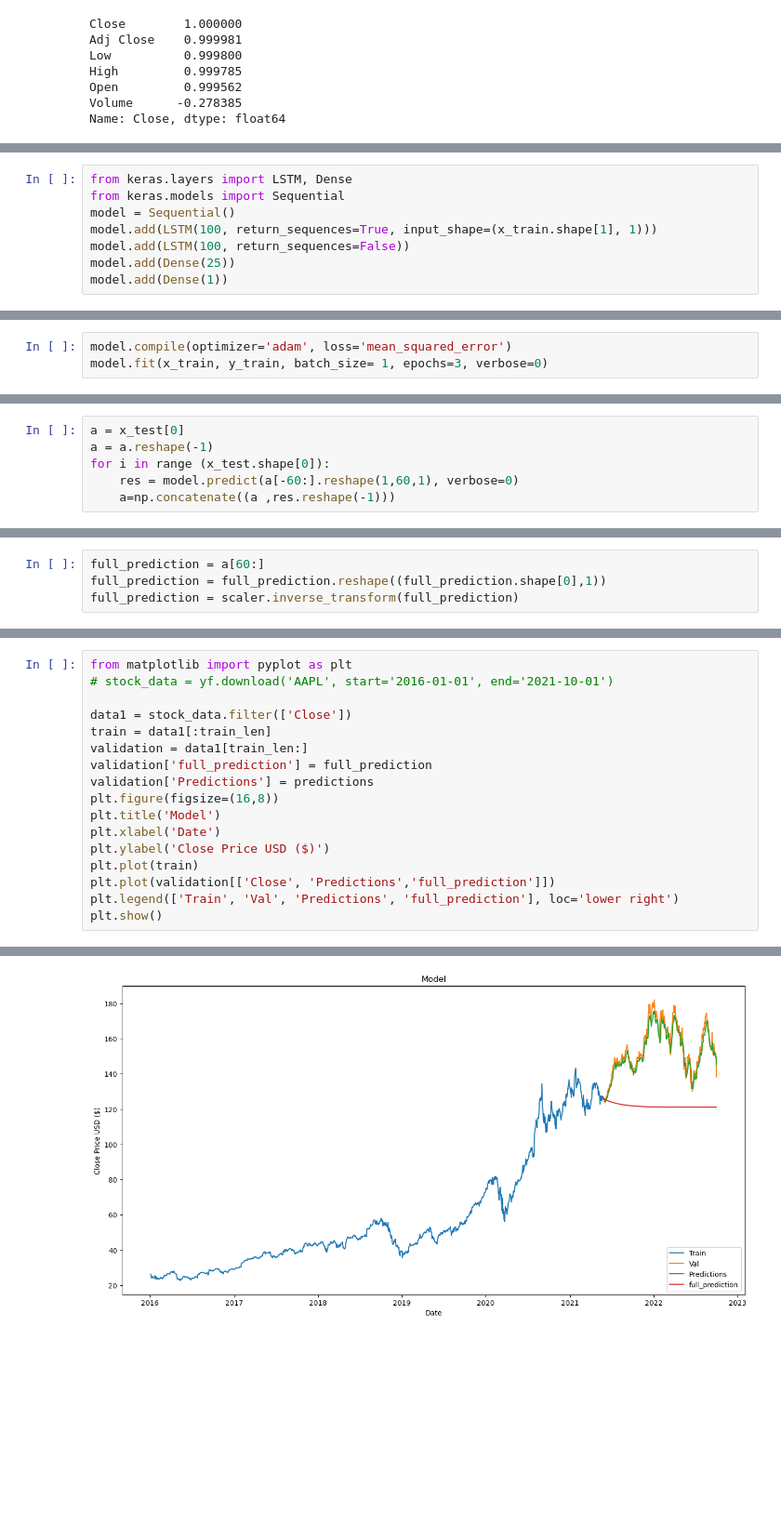
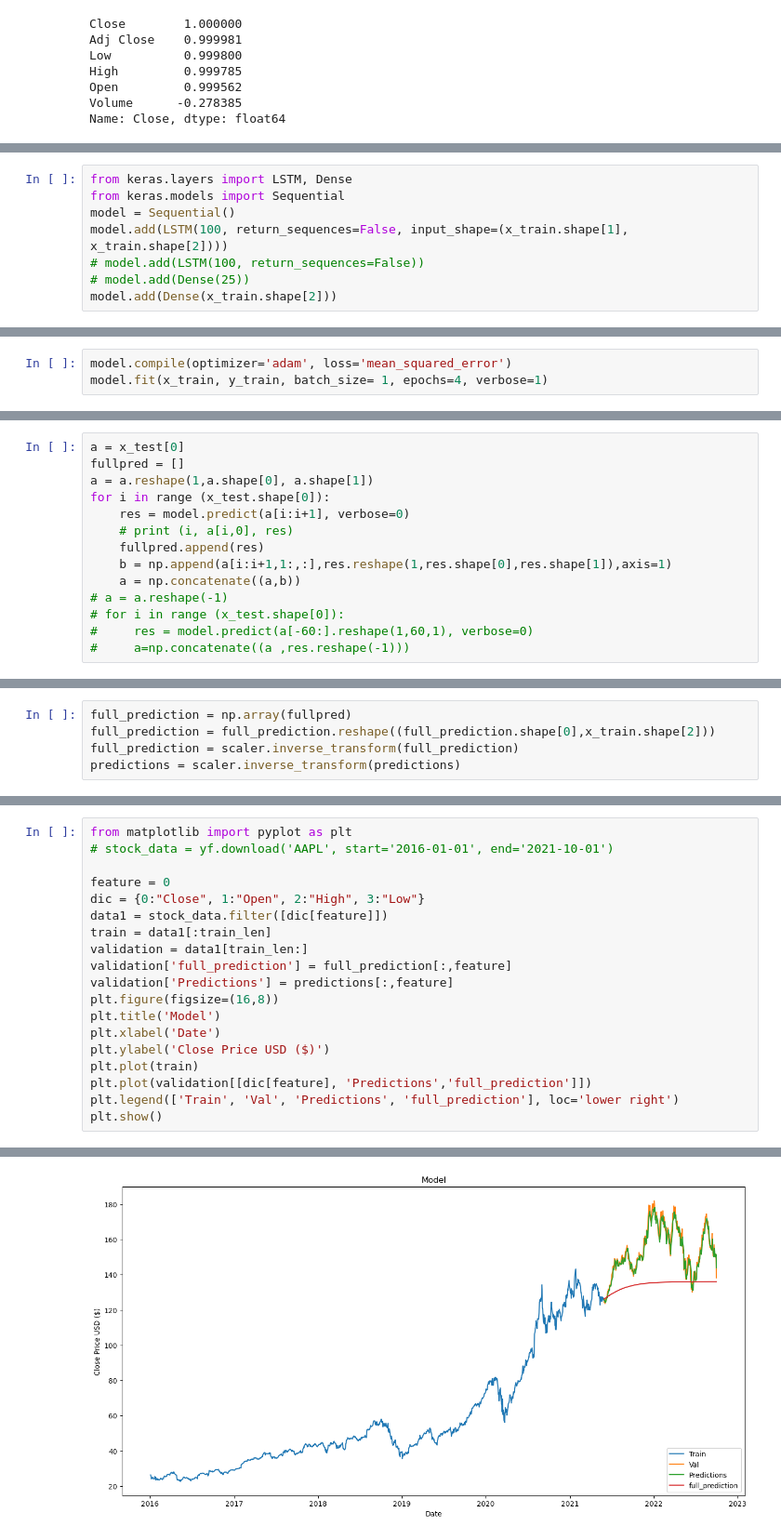
Before and after one commit to def-not-merat/StockPricePrediction, a Jupyter notebook: main.ipynb, the cells around one changed output, grey strips where cells are left out. Shown: that part at 93% size. Drawn from its saved outputs; the diff is of its cells as text; blank space fills up the shorter version.

```diff
--- a/main.ipynb
+++ b/main.ipynb
@@ -86,8 +91,8 @@ x_test = np.reshape(x_test, (x_test.shape[0], x_test.shape[1], 1))
 from keras.layers import LSTM, Dense
 from keras.models import Sequential
 model = Sequential()
-model.add(LSTM(100, return_sequences=True, input_shape=(x_train.shape[1], 1)))
-model.add(LSTM(100, return_sequences=False))
-model.add(Dense(25))
-model.add(Dense(1))
+model.add(LSTM(100, return_sequences=False, input_shape=(x_train.shape[1], x_train.shape[2])))
+# model.add(LSTM(100, return_sequences=False))
+# model.add(Dense(25))
+model.add(Dense(x_train.shape[2]))
 # %% [output]
@@ -130,5 +120,5 @@ Non-trainable params: 0
 _________________________________________________________________
 # %%
 model.compile(optimizer='adam', loss='mean_squared_error')
-model.fit(x_train, y_train, batch_size= 1, epochs=3, verbose=0)
+model.fit(x_train, y_train, batch_size= 1, epochs=4, verbose=1)
 # %% [output]
@@ -153,7 +146,15 @@ model.fit(x_train, y_train, batch_size= 1, epochs=3, verbose=0)
 # %%
 a = x_test[0]
-a = a.reshape(-1)
+fullpred = []
+a = a.reshape(1,a.shape[0], a.shape[1])
 for i in range (x_test.shape[0]):
-    res = model.predict(a[-60:].reshape(1,60,1), verbose=0)
-    a=np.concatenate((a ,res.reshape(-1)))
+    res = model.predict(a[i:i+1], verbose=0)
+    # print (i, a[i,0], res)
+    fullpred.append(res)
+    b = np.append(a[i:i+1,1:,:],res.reshape(1,res.shape[0],res.shape[1]),axis=1)
+    a = np.concatenate((a,b))
+# a = a.reshape(-1)
+# for i in range (x_test.shape[0]):
+#     res = model.predict(a[-60:].reshape(1,60,1), verbose=0)
+#     a=np.concatenate((a ,res.reshape(-1)))
 # %% [output]
@@ -184,6 +190,7 @@ predictions = scaler.inverse_transform(predictions)
 # %%
-full_prediction = a[60:]
-full_prediction = full_prediction.reshape((full_prediction.shape[0],1))
+full_prediction = np.array(fullpred)
+full_prediction = full_prediction.reshape((full_prediction.shape[0],x_train.shape[2]))
 full_prediction = scaler.inverse_transform(full_prediction)
+predictions = scaler.inverse_transform(predictions)
 # %%
 
@@ -193,30 +216,32 @@ print(predictions[0][0], full_prediction[0][0], test[0])
 # %%
 from matplotlib import pyplot as plt
 # stock_data = yf.download('AAPL', start='2016-01-01', end='2021-10-01')
 
-data1 = stock_data.filter(['Close'])
+feature = 0
+dic = {0:"Close", 1:"Open", 2:"High", 3:"Low"}
+data1 = stock_data.filter([dic[feature]])
 train = data1[:train_len]
 validation = data1[train_len:]
-validation['full_prediction'] = full_prediction
-validation['Predictions'] = predictions
+validation['full_prediction'] = full_prediction[:,feature]
+validation['Predictions'] = predictions[:,feature]
 plt.figure(figsize=(16,8))
 plt.title('Model')
 plt.xlabel('Date')
 plt.ylabel('Close Price USD ($)')
 plt.plot(train)
-plt.plot(validation[['Close', 'Predictions','full_prediction']])
+plt.plot(validation[[dic[feature], 'Predictions','full_prediction']])
 plt.legend(['Train', 'Val', 'Predictions', 'full_prediction'], loc='lower right')
 plt.show()
 # %% [output]
 A value is trying to be set on a copy of a slice from a DataFrame.
 Try using .loc[row_indexer,col_indexer] = value instead
 
 See the caveats in the documentation: https://pandas.pydata.org/pandas-docs/stable/user_guide/indexing.html#returning-a-view-versus-a-copy
 
 
 
 A value is trying to be set on a copy of a slice from a DataFrame.
 Try using .loc[row_indexer,col_indexer] = value instead
 
 See the caveats in the documentation: https://pandas.pydata.org/pandas-docs/stable/user_guide/indexing.html#returning-a-view-versus-a-copy
-[figure, old version]
+[figure, new version]
```
Also changed, not shown: parts of 11 cells of this notebook.
